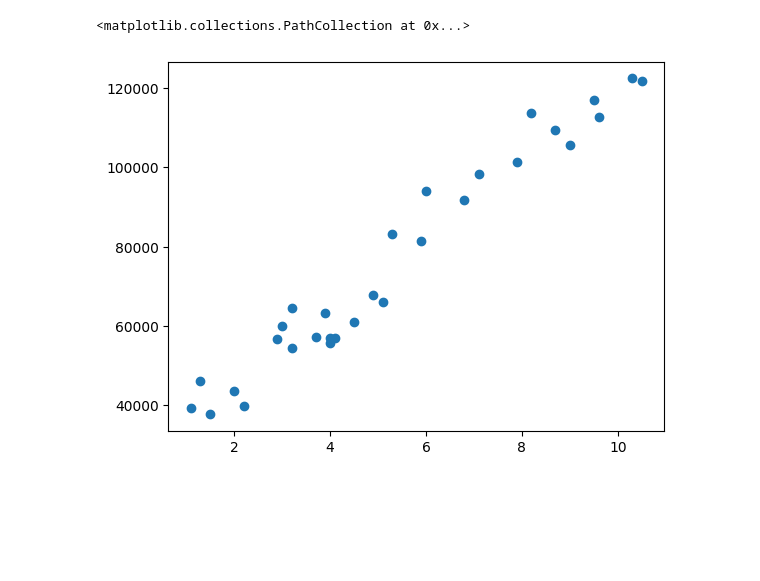
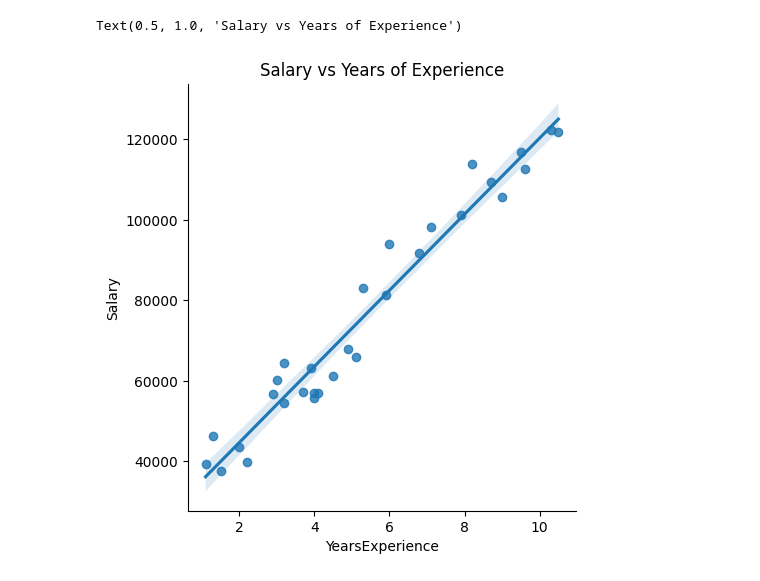
Before and after one commit to niklashtlwrn/linearRegression, a Jupyter notebook: linearRegression.ipynb, the cells around one changed output. Drawn from its saved outputs; the diff is of its cells as text; code cells hidden in the pictures; blank space fills up the shorter version.

Commit message:
Plot  with regression line

```diff
--- a/linearRegression.ipynb
+++ b/linearRegression.ipynb
@@ -1,13 +1,17 @@
 # %%
 import pandas as pd
 import matplotlib.pyplot as plt
 import statsmodels.api as sm
+import seaborn as sns
+from scipy.stats import linregress
 
 data = pd.read_csv('Salary_Data.csv')
-plt.scatter(data['YearsExperience'], data['Salary'])
+
+sns.lmplot(x='YearsExperience', y='Salary', data=data, fit_reg=True)
+plt.title('Salary vs Years of Experience')
 # %% [output]
-<matplotlib.collections.PathCollection at 0x...>
+Text(0.5, 1.0, 'Salary vs Years of Experience')
-[figure, old version]
+[figure, new version]
 # %%
 X = data[['YearsExperience']]
 y = data['Salary']
```
Also changed, not shown: parts of 1 cell of this notebook.
